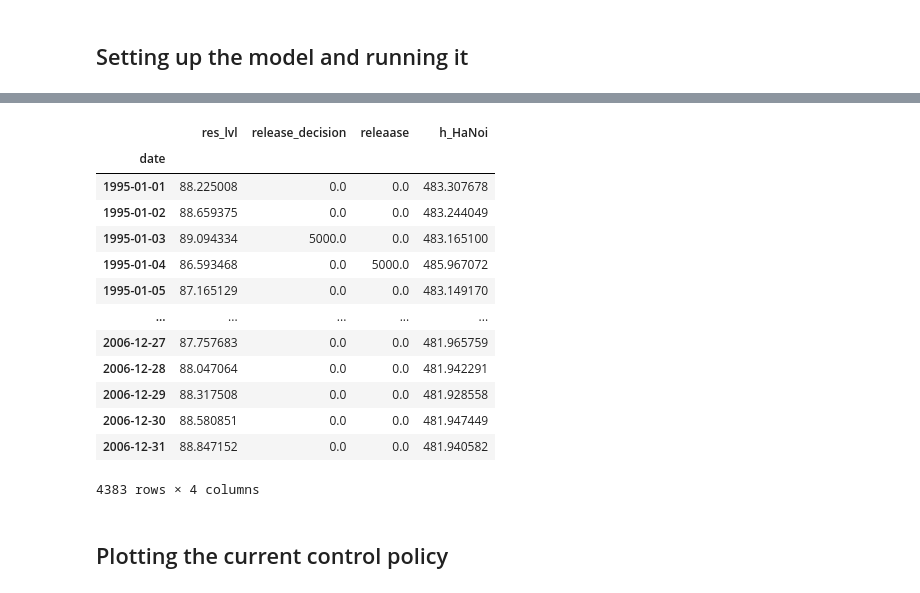
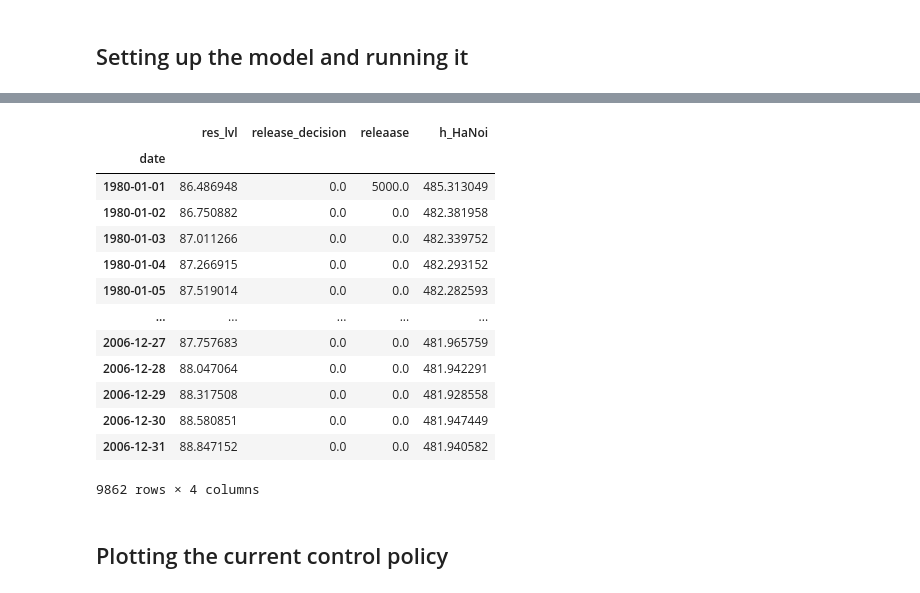
Before and after one commit to CooperBigFoot/optimal-wat-allocation, a Jupyter notebook: code/eda.ipynb, the cells around one changed output, grey strips where cells are left out. Cells and saved outputs as stored; diff of their text form; code cells hidden in the pictures.

```diff
--- a/code/eda.ipynb
+++ b/code/eda.ipynb
@@ -10,7 +14,7 @@ import seaborn as sns
 # %% [markdown]
 ## Setting up the model and running it
 # %%
-start_date = '1994-10-01'
+start_date = '1979-10-01'
 end_date = '2006-12-31'
 q_vu = '/Users/cooper/Desktop/optimal-wat-allocation/Script/MAT_data/q_vuquang.mat'
 q_ye = '/Users/cooper/Desktop/optimal-wat-allocation/Script/MAT_data/q_yenbai.mat'
@@ -46,22 +70,22 @@ simul['date'] = pd.date_range(start=start_date, end='2007-01-01', freq='D')
 # %%
 simul = simul.set_index('date')
-simul = simul.dropna()['1995':'2006']
+simul = simul.dropna()['1980':'2006']
 simul
 # %% [output]
 |  | res_lvl | release_decision | releaase | h_HaNoi |
 | date |  |  |  |  |
-| 1995-01-01 | 88.225008 | 0.0 | 0.0 | 483.307678 |
-| 1995-01-02 | 88.659375 | 0.0 | 0.0 | 483.244049 |
-| 1995-01-03 | 89.094334 | 5000.0 | 0.0 | 483.165100 |
-| 1995-01-04 | 86.593468 | 0.0 | 5000.0 | 485.967072 |
-| 1995-01-05 | 87.165129 | 0.0 | 0.0 | 483.149170 |
+| 1980-01-01 | 86.486948 | 0.0 | 5000.0 | 485.313049 |
+| 1980-01-02 | 86.750882 | 0.0 | 0.0 | 482.381958 |
+| 1980-01-03 | 87.011266 | 0.0 | 0.0 | 482.339752 |
+| 1980-01-04 | 87.266915 | 0.0 | 0.0 | 482.293152 |
+| 1980-01-05 | 87.519014 | 0.0 | 0.0 | 482.282593 |
 | ... | ... | ... | ... | ... |
 | 2006-12-27 | 87.757683 | 0.0 | 0.0 | 481.965759 |
 | 2006-12-28 | 88.047064 | 0.0 | 0.0 | 481.942291 |
 | 2006-12-29 | 88.317508 | 0.0 | 0.0 | 481.928558 |
 | 2006-12-30 | 88.580851 | 0.0 | 0.0 | 481.947449 |
 | 2006-12-31 | 88.847152 | 0.0 | 0.0 | 481.940582 |
-4383 rows × 4 columns
+9862 rows × 4 columns
 # %% [markdown]
 ## Plotting the current control policy
 # %%
```
Also changed, not shown: parts of 8 cells of this notebook, 2 other files.
